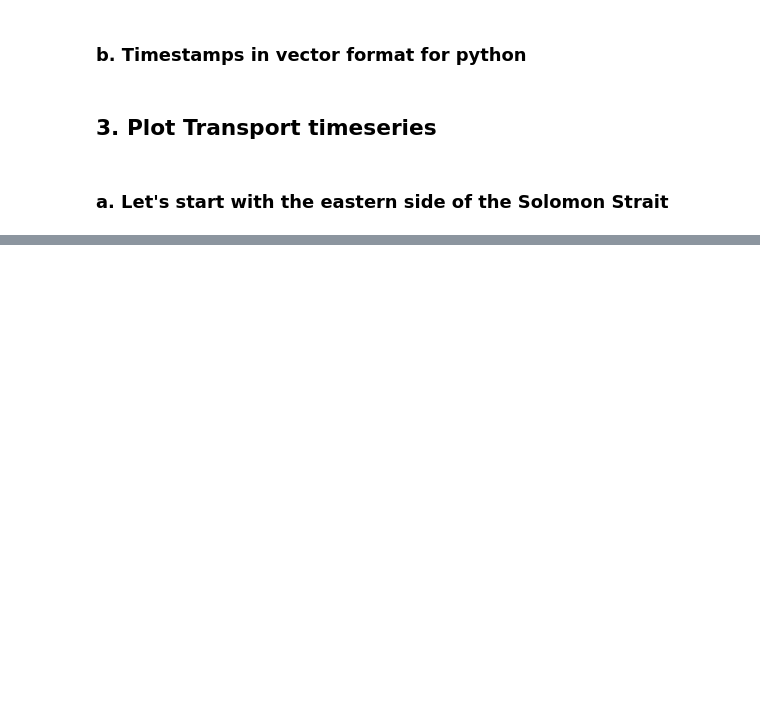
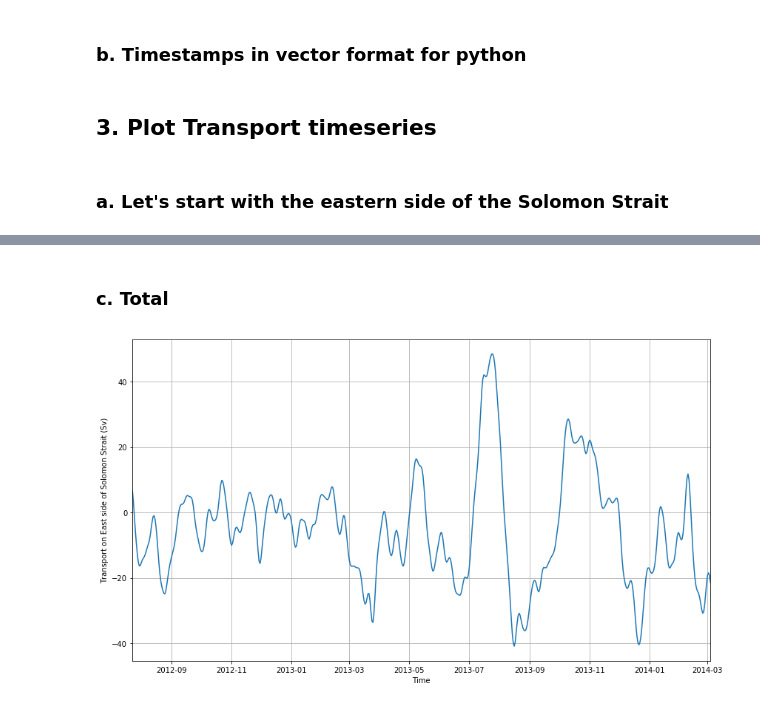
Before and after one commit to disandroa/Example-Notebooks, a Jupyter notebook: Data/obs_EWplot1.ipynb, the cells around one changed output, grey strips where cells are left out. Cells and saved outputs as stored; diff of their text form; code cells hidden in the pictures; blank space fills up the shorter version.

```diff
--- a/Data/obs_EWplot1.ipynb
+++ b/Data/obs_EWplot1.ipynb
@@ -81,0 +78,12 @@ plt.show()
+# %% [markdown]
+### c. Total
+# %%
+fig, ax = plt.subplots(figsize=(14,8))
+ax.set_ylabel('Transport on East side of Solomon Strait (Sv)')
+ax.set_xlabel('Time')
+ax.plot(py_dt, x['T'][18])
+ax.set_xlim(py_dt[0], py_dt[-1])
+ax.grid(True)
+plt.show()
+# %% [output]
+[figure, added]
```
Also changed, not shown: parts of 9 cells of this notebook.
